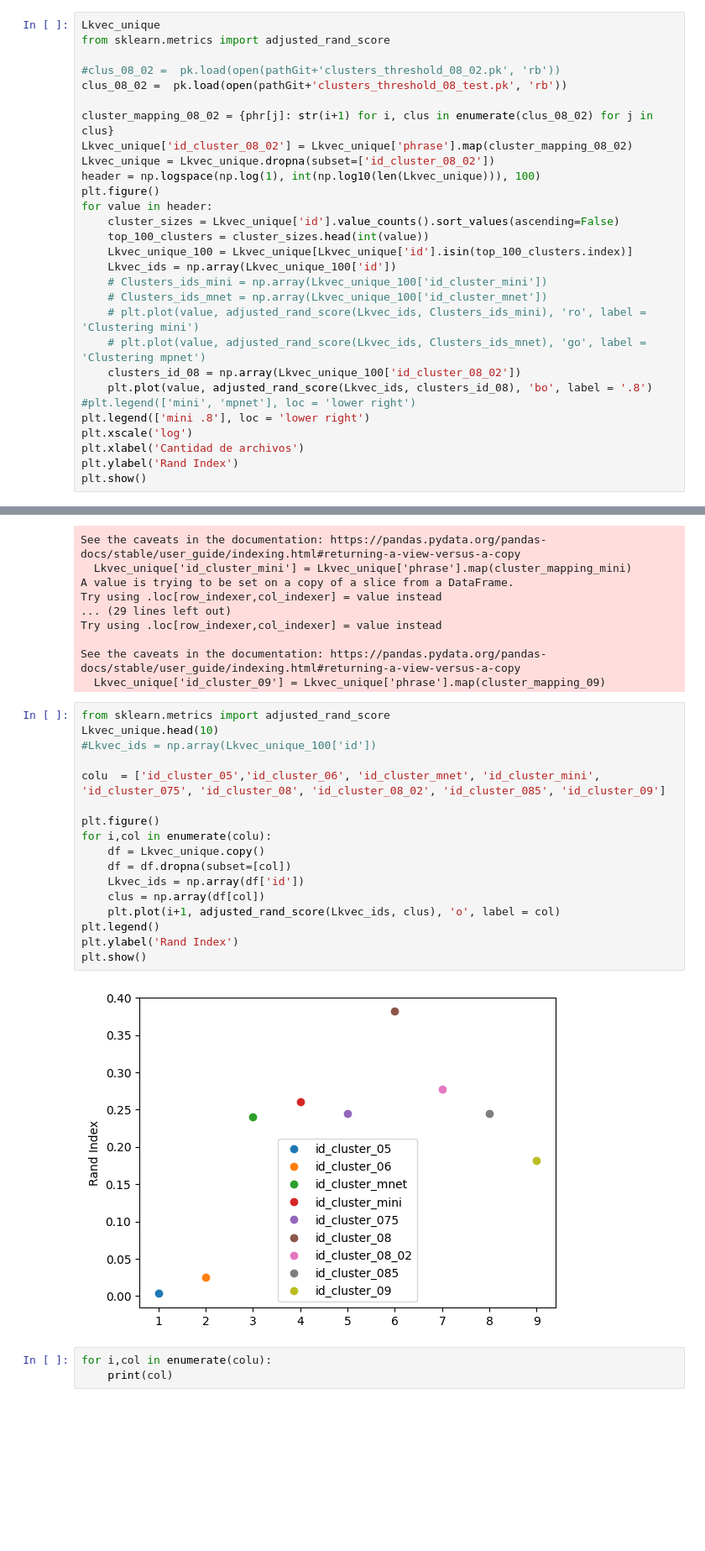
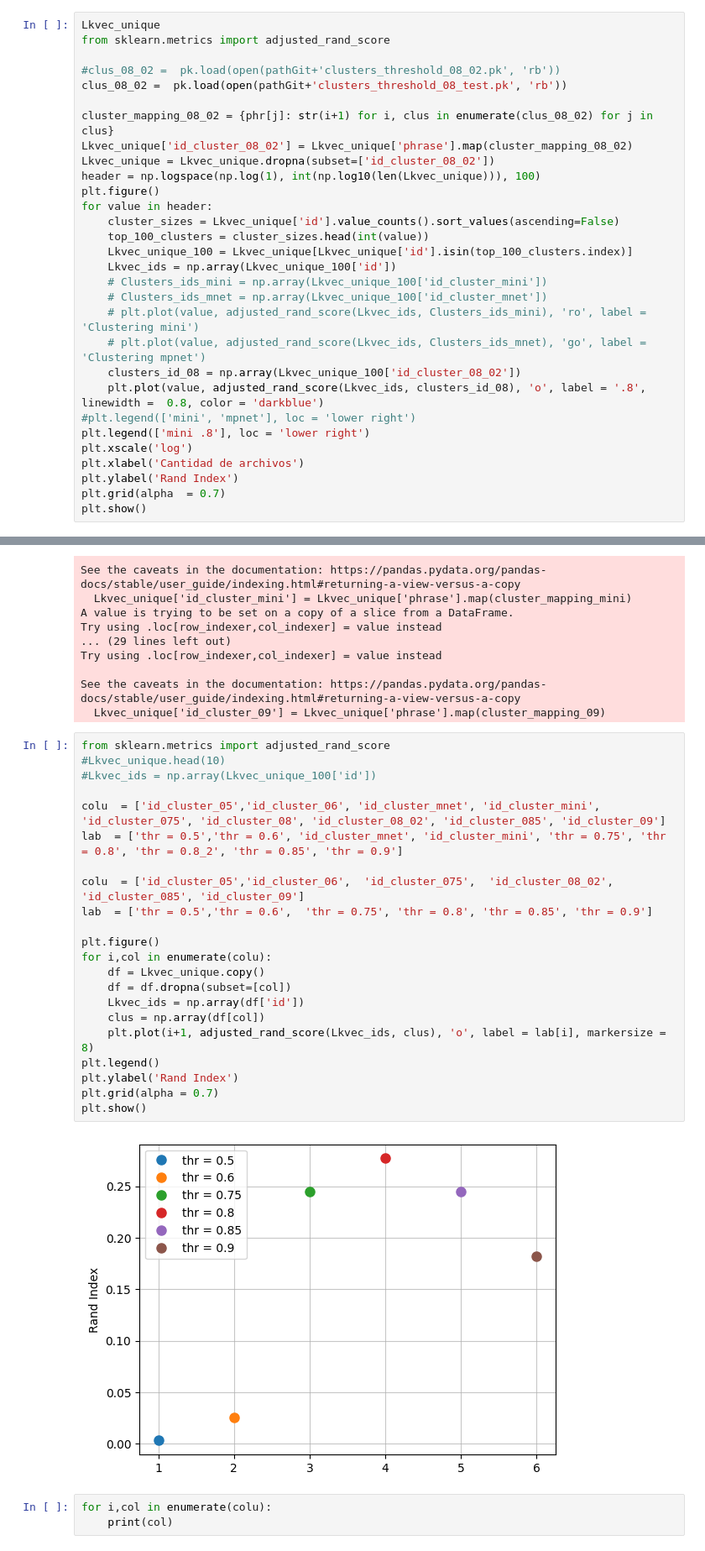
Before and after one commit to Ale-Mildiner/Tesis, a Jupyter notebook: Rand_index/Rand_index.ipynb, the cells around one changed output, grey strips where cells are left out. Shown at 84% size. Drawn from its saved outputs; the diff is of its cells as text; blank space fills up the shorter version.

```diff
--- a/Rand_index/Rand_index.ipynb
+++ b/Rand_index/Rand_index.ipynb
@@ -112,11 +112,12 @@ for value in header:
     # plt.plot(value, adjusted_rand_score(Lkvec_ids, Clusters_ids_mini), 'ro', label = 'Clustering mini')
     # plt.plot(value, adjusted_rand_score(Lkvec_ids, Clusters_ids_mnet), 'go', label = 'Clustering mpnet')
     clusters_id_08 = np.array(Lkvec_unique_100['id_cluster_08_02'])
-    plt.plot(value, adjusted_rand_score(Lkvec_ids, clusters_id_08), 'bo', label = '.8')
+    plt.plot(value, adjusted_rand_score(Lkvec_ids, clusters_id_08), 'o', label = '.8', linewidth =  0.8, color = 'darkblue')
 #plt.legend(['mini', 'mpnet'], loc = 'lower right')
 plt.legend(['mini .8'], loc = 'lower right')
 plt.xscale('log')
 plt.xlabel('Cantidad de archivos')
 plt.ylabel('Rand Index')
+plt.grid(alpha  = 0.7)
 plt.show()
 # %% [output]
@@ -209,23 +210,28 @@ See the caveats in the documentation: https://pandas.pydata.org/pandas-docs/stab
   Lkvec_unique['id_cluster_09'] = Lkvec_unique['phrase'].map(cluster_mapping_09)
 # %%
 from sklearn.metrics import adjusted_rand_score
-Lkvec_unique.head(10)
+#Lkvec_unique.head(10)
 #Lkvec_ids = np.array(Lkvec_unique_100['id'])
 
 colu  = ['id_cluster_05','id_cluster_06', 'id_cluster_mnet', 'id_cluster_mini', 'id_cluster_075', 'id_cluster_08', 'id_cluster_08_02', 'id_cluster_085', 'id_cluster_09']
+lab  = ['thr = 0.5','thr = 0.6', 'id_cluster_mnet', 'id_cluster_mini', 'thr = 0.75', 'thr = 0.8', 'thr = 0.8_2', 'thr = 0.85', 'thr = 0.9']
+
+colu  = ['id_cluster_05','id_cluster_06',  'id_cluster_075',  'id_cluster_08_02', 'id_cluster_085', 'id_cluster_09']
+lab  = ['thr = 0.5','thr = 0.6',  'thr = 0.75', 'thr = 0.8', 'thr = 0.85', 'thr = 0.9']
 
 plt.figure()
 for i,col in enumerate(colu):
     df = Lkvec_unique.copy()
     df = df.dropna(subset=[col])
     Lkvec_ids = np.array(df['id'])
     clus = np.array(df[col])
-    plt.plot(i+1, adjusted_rand_score(Lkvec_ids, clus), 'o', label = col)
+    plt.plot(i+1, adjusted_rand_score(Lkvec_ids, clus), 'o', label = lab[i], markersize = 8)
 plt.legend()
 plt.ylabel('Rand Index')
+plt.grid(alpha = 0.7)
 plt.show()
 # %% [output]
-[figure, old version]
+[figure, new version]
 # %%
 for i,col in enumerate(colu):
     print(col)
```
Also changed, not shown: parts of 2 cells of this notebook, 12 other files.
